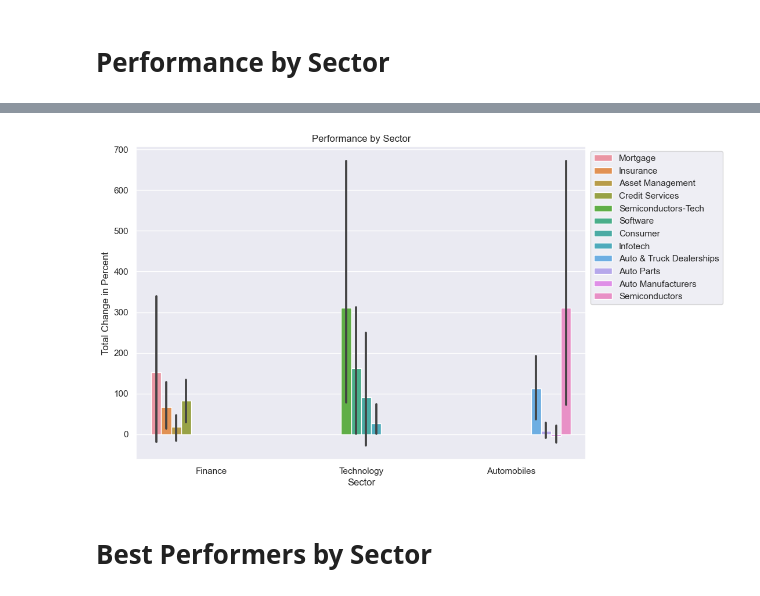
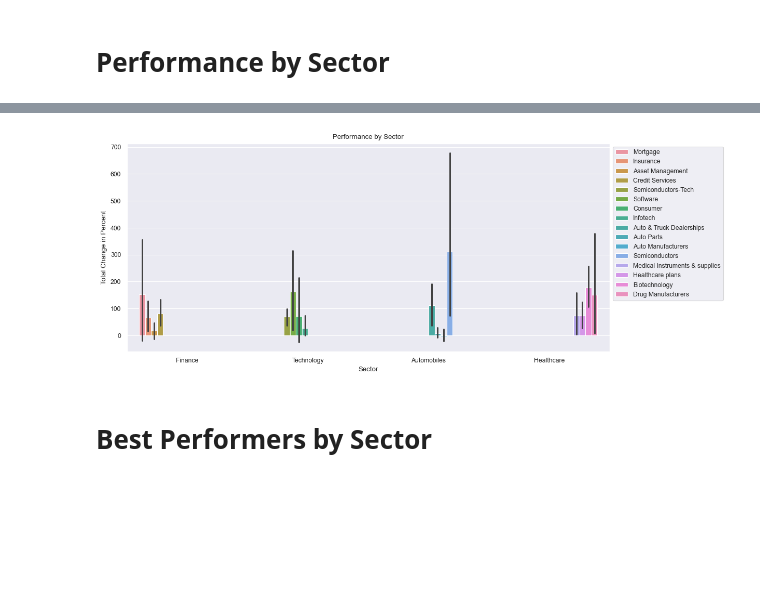
Before and after one commit to alisonands/Stock-Analysis, a Jupyter notebook: ExtractFinances/Main.ipynb, the cells around one changed output, grey strips where cells are left out. Saved outputs shown, nothing was run; the diff lists cells and outputs as text; code cells hidden in the pictures; blank space fills up the shorter version.

Commit message:
Made final changes to the main file .
Made some final changes  to main file to save visualizations.

```diff
--- a/ExtractFinances/Main.ipynb
+++ b/ExtractFinances/Main.ipynb
@@ -11,14 +11,16 @@ from warnings import filterwarnings
 # %% [output]
 [interactive output not drawn]
 [interactive output not drawn]
-# %%
-filterwarnings("ignore")
-sns.set_theme()
+# %%
+# Set up the environment: Ignore warnings and apply the 'paper' theme in Seaborn
+filterwarnings("ignore")
+sns.set_theme('paper')
 # %%
+#Read data from CSV files
 finance_df = pd.read_csv("Financial_stock_data.csv")
 # auto_df = pd.read_csv("final_auto_stock_data.csv")
-# tech_df = pd.read_csv("tech_data.csv")
+# tech_df = pd.read_csv("tech_data_update.csv")
+health_df = pd.read_csv("../Healthcare_Stock_Data4.csv")
 auto_df = pd.read_csv("../Automotive/final_auto_stock_data.csv")
-tech_df = pd.read_csv("../tech/tech_data.csv")
+tech_df = pd.read_csv("../tech/tech_data_update.csv")
 tech_df["Industry"].replace("Semiconductors", "Semiconductors-Tech", inplace = True)
-tech_df
@@ -55,5 +27,8 @@ auto_df
 # %%
+#Merge the dataframes
 merge1_df = pd.merge(finance_df, tech_df, on = ["Date", "Ticker", "Sector", "Industry", "Open", "High", "Low", "Close","Volume"], how = "outer")
-merged_df = pd.merge(merge1_df, auto_df, on = ["Date", "Ticker", "Sector", "Industry", "Open", "High", "Low", "Close","Volume"], how = "outer")
+merge2_df = pd.merge(merge1_df, auto_df, on = ["Date", "Ticker", "Sector", "Industry", "Open", "High", "Low", "Close","Volume"], how = "outer")
+merged_df = pd.merge(merge2_df, health_df, on = ["Date", "Ticker", "Sector", "Industry", "Open", "High", "Low", "Close","Volume"], how = "outer")
+
 merged_df
 # %% [output]
@@ -162,12 +141,19 @@ perf_by_sector
 |  | Software | 161.812711 |
 # %%
-plt.figure(figsize=(10, 7))
+#Plot grouped bar chart using seaborn
+plt.figure(figsize=(12, 5.2))
 ax = sns.barplot(analysis_df, x="Sector", y="Total Change in Percent", hue ="Industry")
+
 ax.legend(loc = "best", bbox_to_anchor=(1, 1))
 ax.set_title("Performance by Sector")
+
+#Save the Output
+plt.savefig("fig1.png")
+
+#Show the Output
 plt.show()
 # %% [output]
-[figure, old version]
+[figure, new version]
 # %% [markdown]
 # **Best Performers by Sector**
 # %%
```
Also changed, not shown: parts of 20 cells of this notebook, 6 other files.
